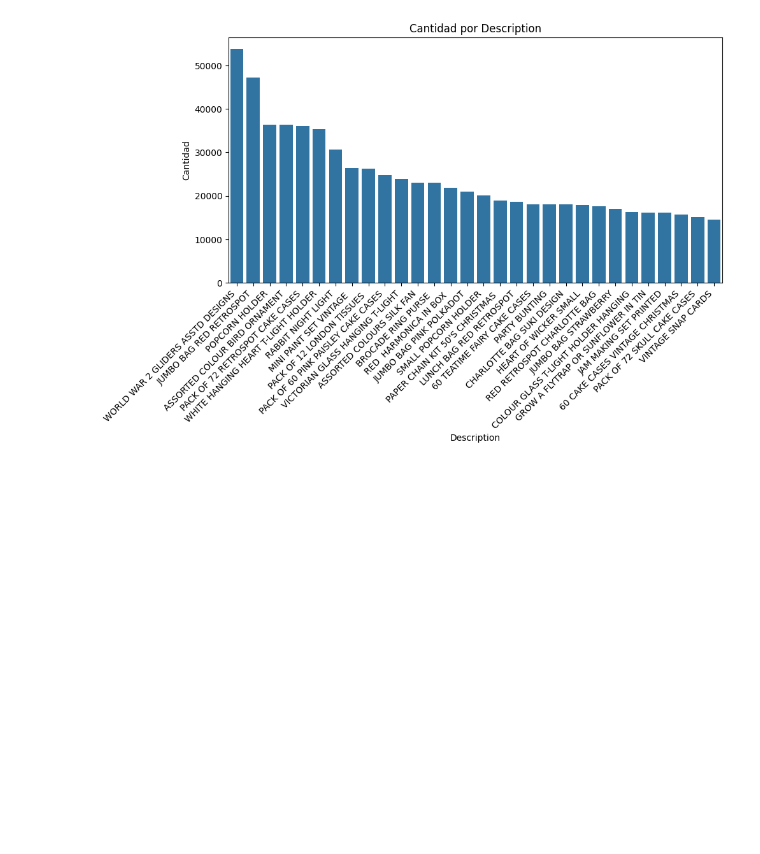
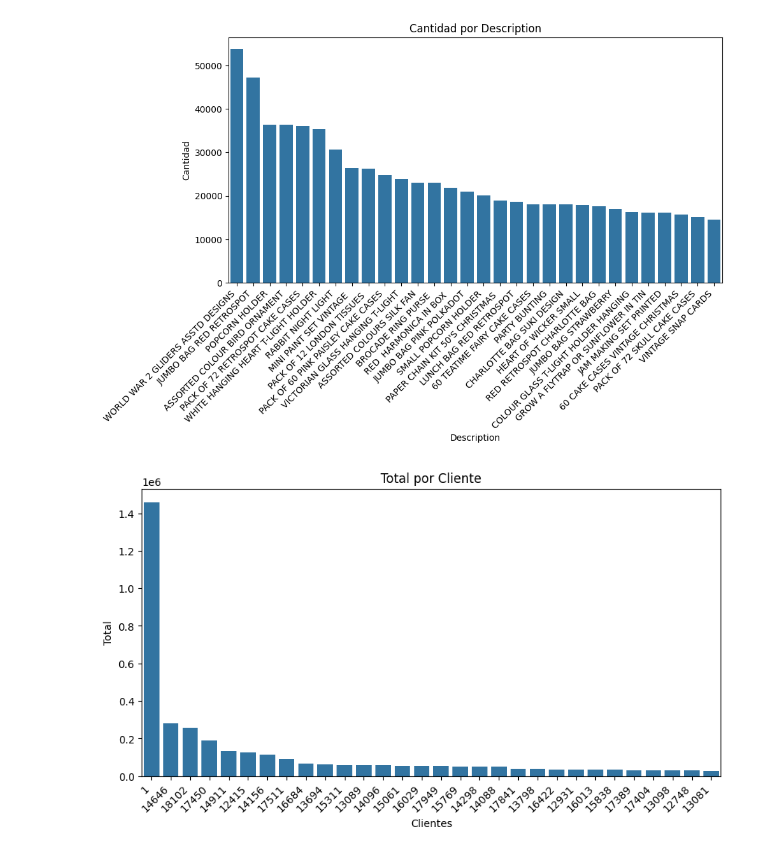
Before and after one commit to danielcorderoe/prueba_citec, a Jupyter notebook: Descriptive_Analysis.ipynb, the cells around one changed output. Saved outputs shown, nothing was run; the diff lists cells and outputs as text; code cells hidden in the pictures; blank space fills up the shorter version.

Commit message:
Customer behavior

```diff
--- a/Descriptive_Analysis.ipynb
+++ b/Descriptive_Analysis.ipynb
@@ -639,3 +639,20 @@ plt.show()
 #no siempre artículos mas vendidos son los que generan mayores ingresos, pero en este caso hay algunos productos "estrella"
 # %% [output]
 [figure]
+# %%
+# Mejores clientes
+# Agrupar por Cliente y sumar los totales, luego ordenarlos
+
+total_por_pais = df.groupby('CustomerID')['Total'].sum().reset_index().sort_values(by='Total', ascending=False).head(30)
+
+# Crear el gráfico de barras
+plt.figure(figsize=(10, 5))
+sns.barplot(x='CustomerID', y='Total', data=total_por_pais)
+
+plt.xticks(rotation=45, horizontalalignment='right')
+plt.title('Total por Cliente')
+plt.xlabel('Clientes')
+plt.ylabel('Total')
+plt.show()
+# %% [output]
+[figure, added]
```
Also changed, not shown: 1 other file.
